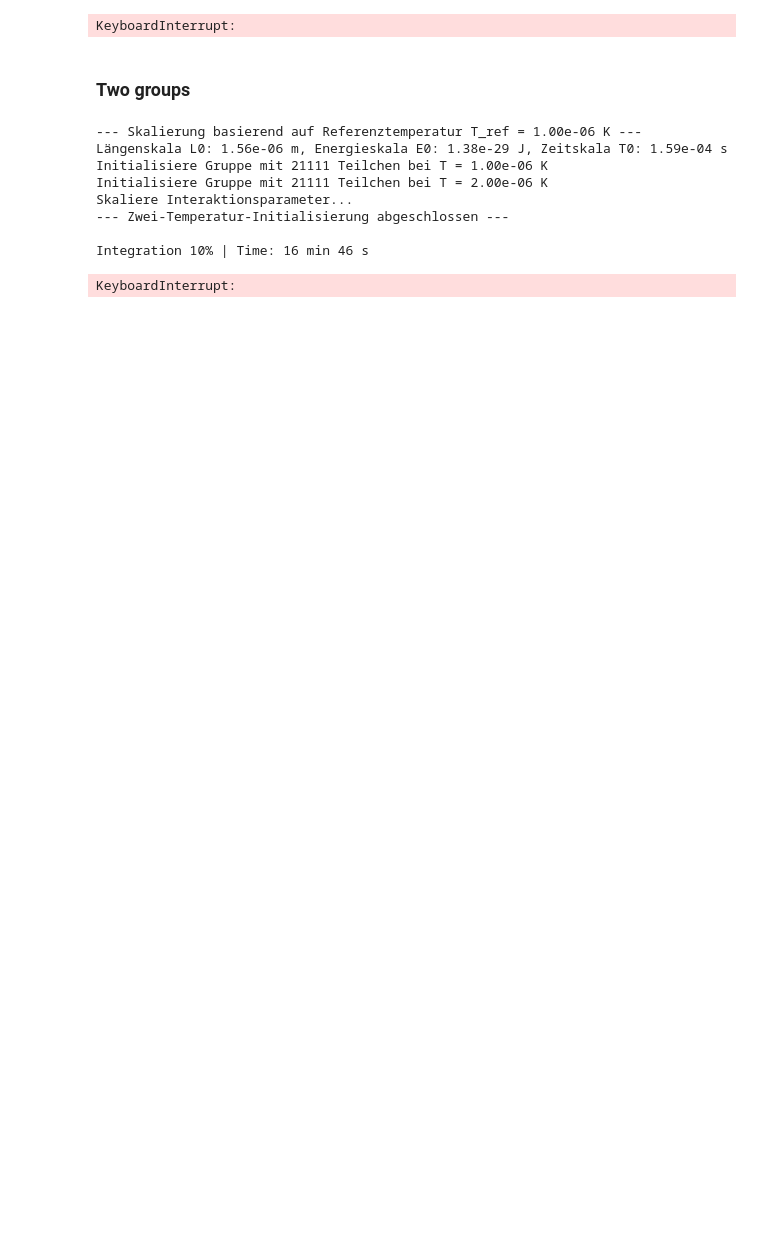
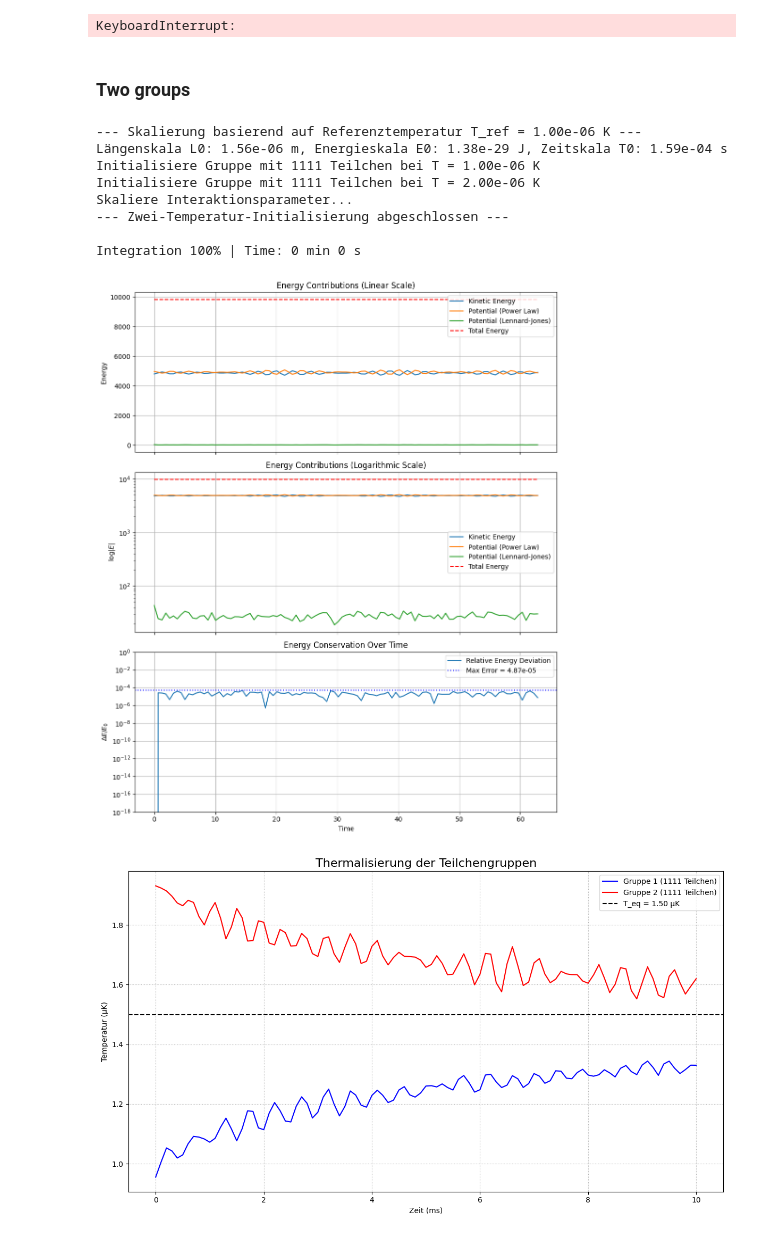
Before and after one commit to christpaul94/MastersThesis_PaulChrist, a Jupyter notebook: TrappedAtomsSimulation_HarmonicPotential.ipynb, the cells around one changed output. Drawn from its saved outputs; the diff is of its cells as text; code cells hidden in the pictures; blank space fills up the shorter version.

```diff
--- a/TrappedAtomsSimulation_HarmonicPotential.ipynb
+++ b/TrappedAtomsSimulation_HarmonicPotential.ipynb
@@ -77,12 +80,12 @@ tensor(6.8713e-06, device='cuda:0')
 # %%
 # eine gruppe
-simulation_time_s = 0.05
+simulation_time_s = 0.01
 timestep_s = 1e-4
 substeps = 100
-n_particles = 10000
+n_particles = 1000
 T = 1e-6
 
-r0_phys,C_phys = calculate_interaction_strength(20)
+r0_phys,C_phys = calculate_interaction_strength(10)
 print((r0_phys,C_phys))
 
 
@@ -131,7 +124,7 @@ KeyboardInterrupt:
 ### Two groups
 # %%
 
-n_groups = (21111, 21111) # 2000 kalte, 1000 heiße Teilchen
+n_groups = (1111, 1111) # 2000 kalte, 1000 heiße Teilchen
 temp_groups = (1e-6, 2e-6)
 
 initial_state_params = initialize_two_temp_gaussian_state(
@@ -143,34 +136,35 @@ initial_state_params = initialize_two_temp_gaussian_state(
     r0_phys=r0_phys,
     C_phys=C_phys*10,
     precision=dtype,
     device=device
 )
 
 
 integrator_config = {
     "pair_force_func": pair_keops_fp,
     "substeps": substeps
 }
 
 simulation_input_args = {**initial_state_params, **integrator_config}
 
 
 # --- Simulation starten ---
 simulation_results = run_verlet_simulation_HO(**simulation_input_args)
 plot_energy_and_error(simulation_results['times'], simulation_results['kinetic_energy'],simulation_results['potential_energy_harmonic'],simulation_results['potential_energy_pair'])
 plot_thermalization(
         results=simulation_results,
         n_groups=n_groups,
         temp_groups=temp_groups,
         T0_s=torch.tensor(initial_state_params['T0_s']) # T0 als Tensor übergeben
     )
 # %% [output]
 --- Skalierung basierend auf Referenztemperatur T_ref = 1.00e-06 K ---
 Längenskala L0: 1.56e-06 m, Energieskala E0: 1.38e-29 J, Zeitskala T0: 1.59e-04 s
-Initialisiere Gruppe mit 21111 Teilchen bei T = 1.00e-06 K
-Initialisiere Gruppe mit 21111 Teilchen bei T = 2.00e-06 K
+Initialisiere Gruppe mit 1111 Teilchen bei T = 1.00e-06 K
+Initialisiere Gruppe mit 1111 Teilchen bei T = 2.00e-06 K
 Skaliere Interaktionsparameter...
 --- Zwei-Temperatur-Initialisierung abgeschlossen ---
 
-Integration 10% | Time: 16 min 46 s
+Integration 100% | Time: 0 min 0 s
-KeyboardInterrupt:
+[figure, added]
+[figure, added]
```
Also changed, not shown: parts of 3 cells of this notebook.
